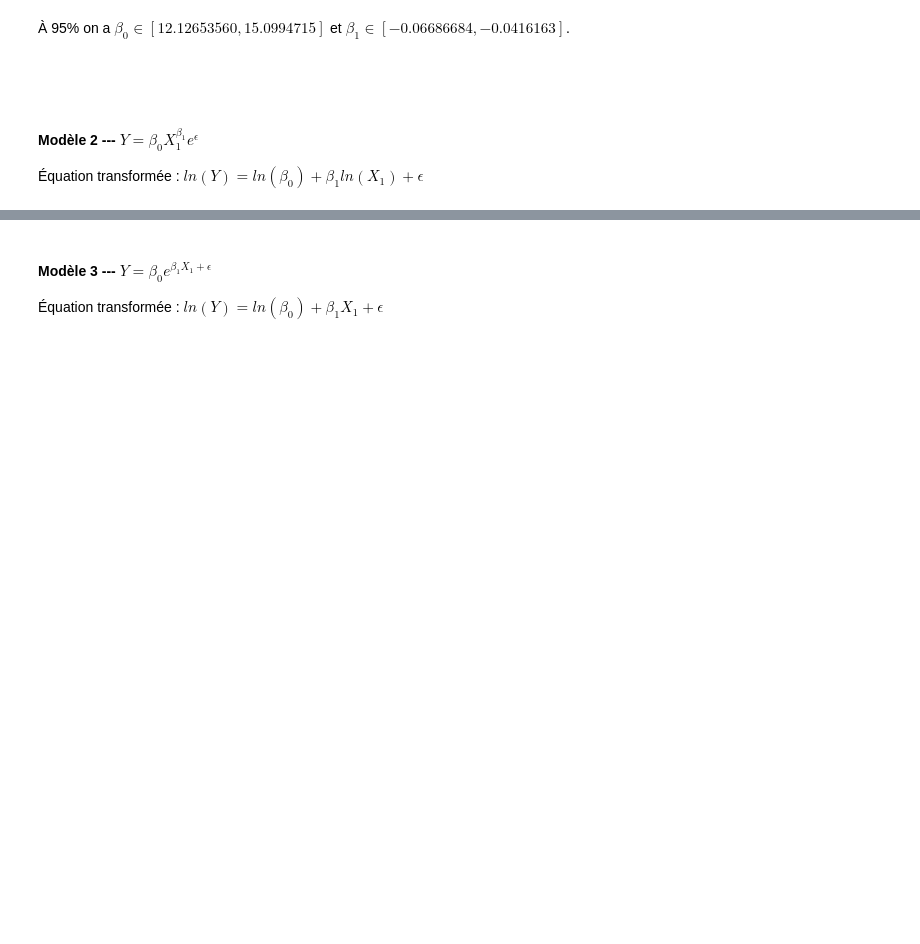
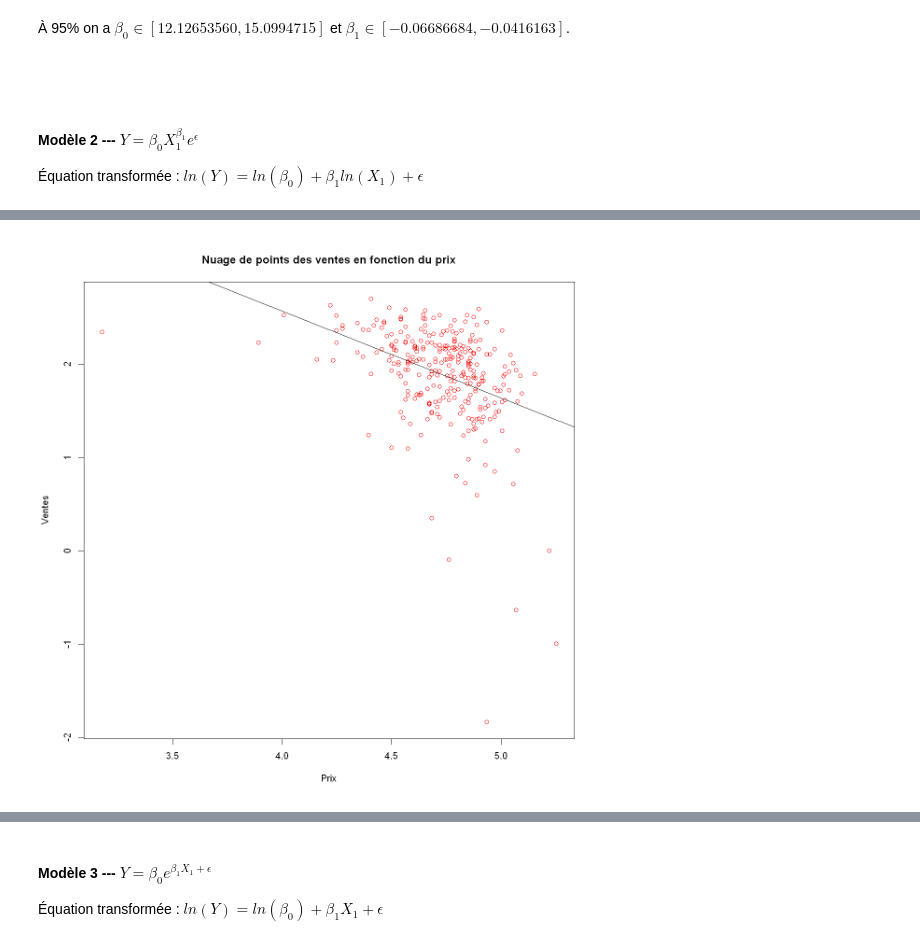
Before and after one commit to Julien9969/Devoir_MTH2302D, a Jupyter notebook: DevoirMTH2302D.ipynb, the cells around one changed output, grey strips where cells are left out. Cells and saved outputs as stored; diff of their text form; code cells hidden in the pictures; blank space fills up the shorter version.

```diff
--- a/DevoirMTH2302D.ipynb
+++ b/DevoirMTH2302D.ipynb
@@ -415,3 +415,6 @@ A matrix: 2 × 2 of type dbl
 # %% [markdown]
 #### Modèle 2 --- $Y = \beta_0 X_1^{\beta_1} e^{\epsilon}$
 Équation transformée : $ln(Y) = ln(\beta_0) + \beta_1 ln(X_1) + \epsilon$
+# %%
+linModel2 <- lm(log(alldata$Sales) ~ log(alldata$Price))
+summaryLinModel2 <- summary(linModel2)
@@ -417,0 +462,5 @@ A matrix: 2 × 2 of type dbl
+# %%
+plot(log(alldata$Price), log(alldata$Sales), main="Nuage de points des ventes en fonction du prix", xlab="Prix", ylab="Ventes", col="#ff0000")
+abline(linModel2)
+# %% [output]
+[figure, added]
```
Also changed, not shown: parts of 13 cells of this notebook.
